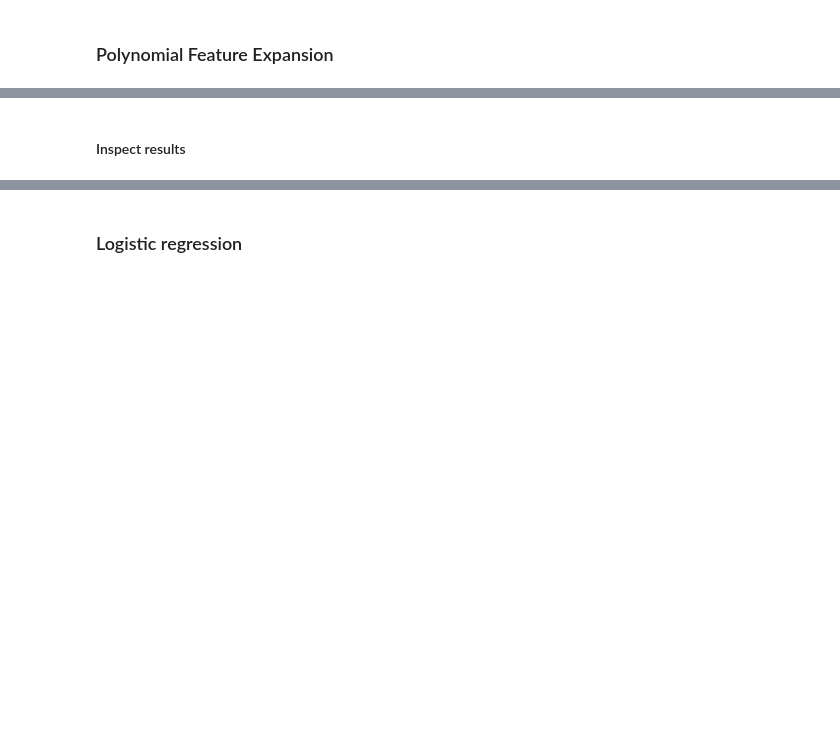
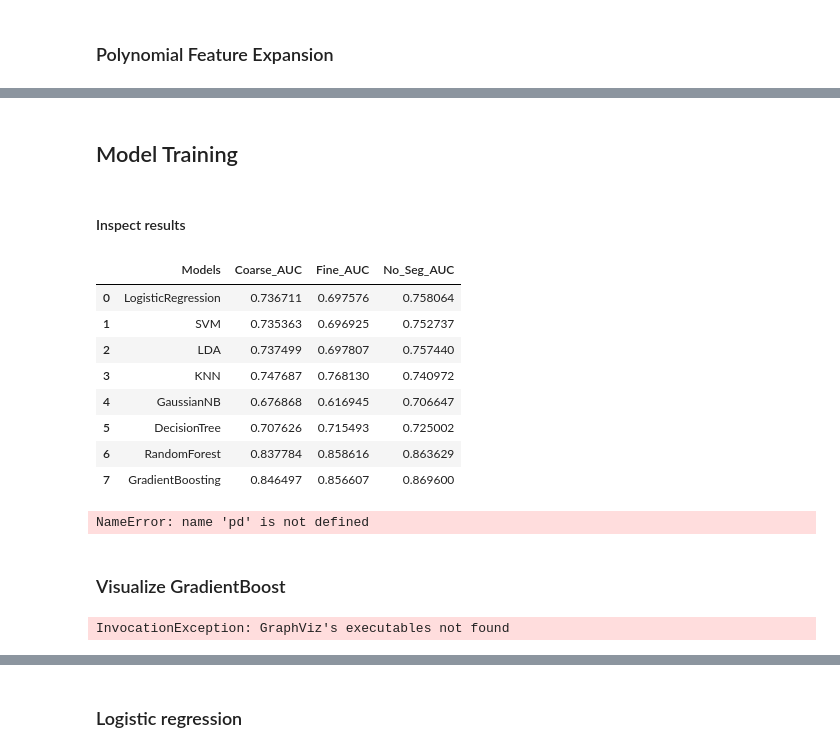
Before and after one commit to CS-433/cs-433-project-2-cough_classifier, a Jupyter notebook: src/notebooks/Models_+_Feature_Engineering_with_expert_features.ipynb, the cells around one changed output, grey strips where cells are left out. Drawn from its saved outputs; the diff is of its cells as text; code cells hidden in the pictures; blank space fills up the shorter version.

Commit message:
further model training, focuss on random forest and gradient boost

```diff
--- a/src/notebooks/Models_+_Feature_Engineering_with_expert_features.ipynb
+++ b/src/notebooks/Models_+_Feature_Engineering_with_expert_features.ipynb
@@ -150,5 +146,5 @@ RFE_no_results = RFE_(LogisticRegression(), X_no, no_labels.Label)
 # %%
-train_optimal_features_model(X_no, no_labels.Label, LogisticRegression())
+auc_mean, ranks = train_optimal_features_model(X_no, no_labels.Label, LogisticRegression(), start_idx = 72)
 # %% [markdown]
 ###  Polynomial Feature Expansion
 # %%
@@ -163 +157,3 @@ roc_w_cross_val(X_fine, fine_labels.Label, LogisticRegression())
+# %% [markdown]
+## Model Training
 # %%
@@ -170,0 +166,18 @@ pd.concat([coarse_results, fine_results['AUC (mean)'], no_results['AUC (mean)']]
+# %%
+coarse_results = coarse_results.rename(columns={'AUC (mean)': "Coarse_AUC"})
+fine_results = fine_results.rename(columns={'AUC (mean)': "Fine_AUC"})
+no_results = no_results.rename(columns={'AUC (mean)': "No_Seg_AUC"})
+# %%
+# Prep: Standardize, Dummy code, SMOTE
+pd.concat([coarse_results, fine_results["Fine_AUC"], no_results["No_Seg_AUC"]], axis=1, sort=False)
+# Most promising seem to be RandomForest and GradientBoosting --> Tune their hyperparameters!
+# %% [output]
+|  | Models | Coarse_AUC | Fine_AUC | No_Seg_AUC |
+| 0 | LogisticRegression | 0.736711 | 0.697576 | 0.758064 |
+| 1 | SVM | 0.735363 | 0.696925 | 0.752737 |
+| 2 | LDA | 0.737499 | 0.697807 | 0.757440 |
+| 3 | KNN | 0.747687 | 0.768130 | 0.740972 |
+| 4 | GaussianNB | 0.676868 | 0.616945 | 0.706647 |
+| 5 | DecisionTree | 0.707626 | 0.715493 | 0.725002 |
+| 6 | RandomForest | 0.837784 | 0.858616 | 0.863629 |
+| 7 | GradientBoosting | 0.846497 | 0.856607 | 0.869600 |
@@ -170,0 +193,8 @@ pd.concat([coarse_results, fine_results['AUC (mean)'], no_results['AUC (mean)']]
+# %%
+# Results prep 2
+pd.concat([coarse_results_2, fine_results_2["Fine_AUC"], no_results_2["No_Seg_AUC"]], axis=1, sort=False)
+#-> no better than with correlated features
+# %% [output]
+NameError: name 'pd' is not defined
+# %% [markdown]
+### Visualize GradientBoost
@@ -170,0 +228,6 @@ pd.concat([coarse_results, fine_results['AUC (mean)'], no_results['AUC (mean)']]
+# %%
+#dot_data = sub_tree_42.export_graphviz(clf)
+graph = pydotplus.graphviz.graph_from_dot_data(dot_data)
+Image(graph.create_png())
+# %% [output]
+InvocationException: GraphViz's executables not found
```
Also changed, not shown: parts of 16 cells of this notebook, 3 other files.
